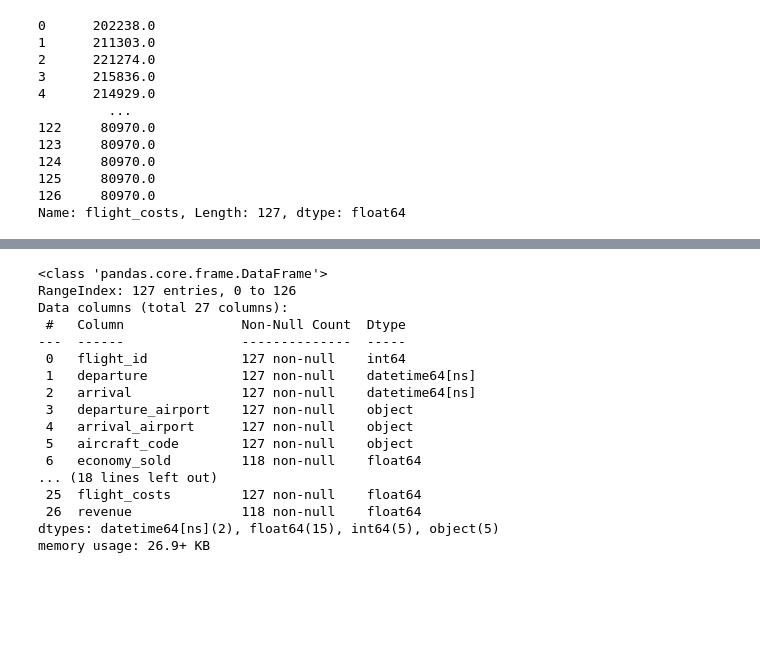
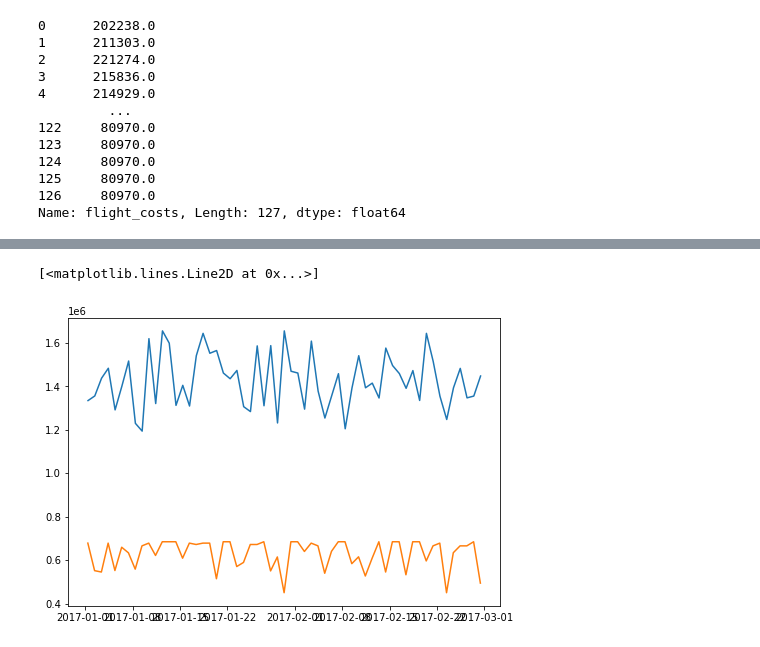
Before and after one commit to arsenbondaren/skillfactory, a Jupyter notebook: module_4/project_from_sql_Bandarenka.ipynb, the cells around one changed output, grey strips where cells are left out. Cells and saved outputs as stored; diff of their text form; code cells hidden in the pictures; blank space fills up the shorter version.

Commit message:
add graphics

```diff
--- a/module_4/project_from_sql_Bandarenka.ipynb
+++ b/module_4/project_from_sql_Bandarenka.ipynb
@@ -143,20 +165,11 @@ df.sample(10)
-# %%
-df.info()
-# %% [output]
-<class 'pandas.core.frame.DataFrame'>
-RangeIndex: 127 entries, 0 to 126
-Data columns (total 27 columns):
- #   Column               Non-Null Count  Dtype
----  ------               --------------  -----
- 0   flight_id            127 non-null    int64
- 1   departure            127 non-null    datetime64[ns]
- 2   arrival              127 non-null    datetime64[ns]
- 3   departure_airport    127 non-null    object
- 4   arrival_airport      127 non-null    object
- 5   aircraft_code        127 non-null    object
- 6   economy_sold         118 non-null    float64
-... (18 lines left out)
- 25  flight_costs         127 non-null    float64
- 26  revenue              118 non-null    float64
-dtypes: datetime64[ns](2), float64(15), int64(5), object(5)
-memory usage: 26.9+ KB
+# %%
+df_M = df.query('arrival_city == "Moscow"').sort_values(by = ['departure'])
+#df_M = df_M.loc[:,['departure', 'revenue']].sort_values(by = ['departure'])
+df_B = df.query('arrival_city == "Belgorod"').sort_values(by = ['departure'])
+fig = plt.figure()
+axes = fig.add_axes([0,0,1,1])
+axes.plot(df_M['departure'], df_M['revenue'])
+axes.plot(df_B['departure'], df_B['revenue'])
+# %% [output]
+[<matplotlib.lines.Line2D at 0x...>]
+[figure, added]
```
Also changed, not shown: parts of 29 cells of this notebook.
